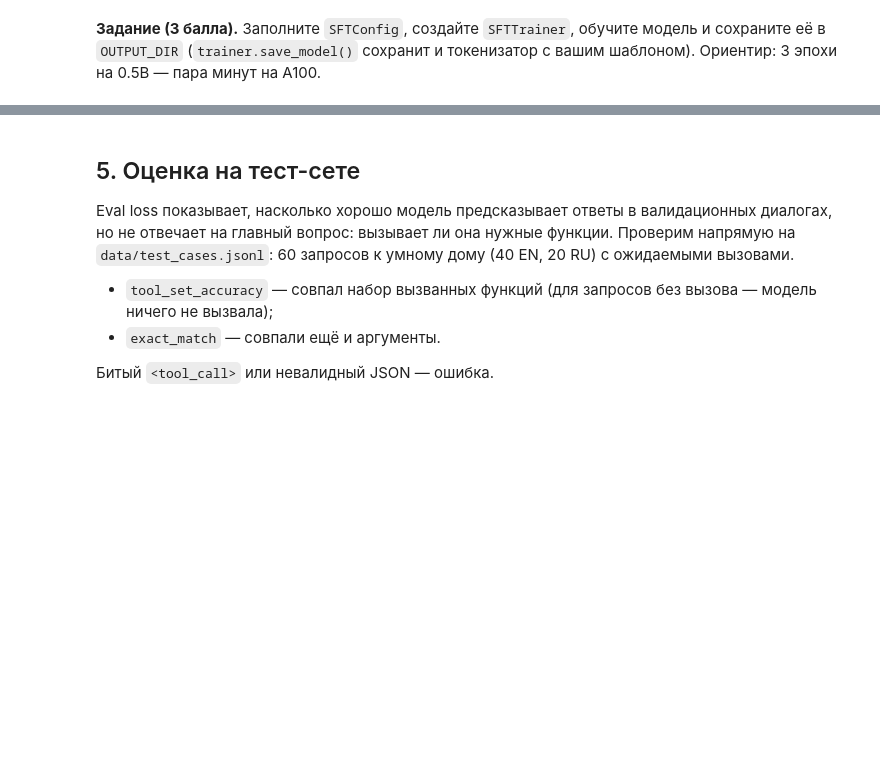
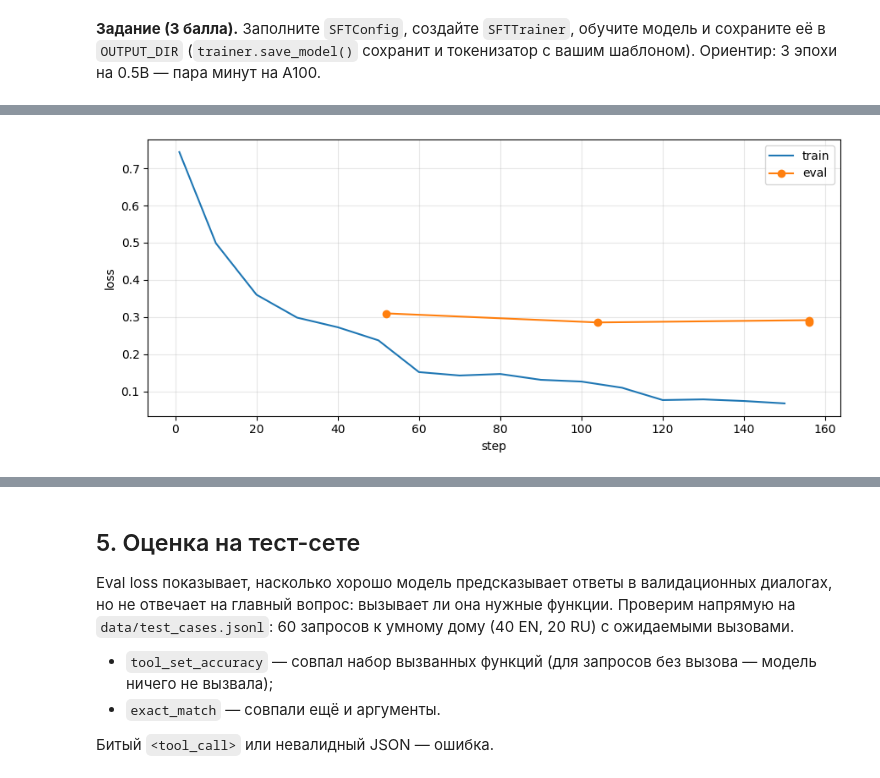
Before and after one commit to adpakw/llm_course_avito, a Jupyter notebook: hw3/sft_function_calling_hw_student.ipynb, the cells around one changed output, grey strips where cells are left out. Drawn from its saved outputs; the diff is of its cells as text; code cells hidden in the pictures; blank space fills up the shorter version.

```diff
--- a/hw3/sft_function_calling_hw_student.ipynb
+++ b/hw3/sft_function_calling_hw_student.ipynb
@@ -166,8 +280,27 @@ print(NATIVE_TEMPLATE)
 меняться не должен: теги влияют только на маску. Ячейка после задания проверит и то, и другое,
 и напечатает токены, по которым будет считаться loss.
 # %%
-# TRAIN_TEMPLATE = r"""..."""  # YOUR CODE HERE
-raise NotImplementedError("Добавьте {% generation %} вокруг реплик assistant")
+plain_condition = ' or (message.role == "assistant" and not message.tool_calls)'
+assistant_branch = '{%- elif message.role == "assistant" %}'
+
+TRAIN_TEMPLATE = NATIVE_TEMPLATE.replace(plain_condition, '')
+TRAIN_TEMPLATE = TRAIN_TEMPLATE.replace(
+    assistant_branch,
+    """{%- elif message.role == "assistant" and not message.tool_calls %}
+        {{- '<|im_start|>assistant\\n' }}
+        {%- generation %}{{- message.content + '<|im_end|>' }}{%- endgeneration %}
+        {{- '\\n' }}
+    {%- elif message.role == "assistant" %}""",
+    1,
+)
+tool_start = "{{- '<|im_start|>' + message.role }}"
+tool_end = "{{- '<|im_end|>\\n' }}" + "\n    " + '{%- elif message.role == "tool" %}'
+TRAIN_TEMPLATE = TRAIN_TEMPLATE.replace(tool_start, tool_start + '{%- generation %}', 1)
+TRAIN_TEMPLATE = TRAIN_TEMPLATE.replace(
+    tool_end,
+    "{{- '<|im_end|>' }}{%- endgeneration %}{{- '\\n' }}" + "\n    " + '{%- elif message.role == "tool" %}',
+    1,
+)
 tokenizer.chat_template = TRAIN_TEMPLATE
 # %%
 rendered = tokenizer.apply_chat_template(example["messages"], tools=example["tools"], tokenize=False)
@@ -217,13 +457,18 @@ raise NotImplementedError("Полное SFT с assistant_only_loss=True, зат
 # %%
 history = pd.DataFrame(trainer.state.log_history)
+history.to_csv("outputs/training_history.csv", index=False)
 train_log = history.dropna(subset=["loss"])
 eval_log = history.dropna(subset=["eval_loss"])
 
 plt.figure(figsize=(9, 4))
 plt.plot(train_log["step"], train_log["loss"], label="train")
 plt.plot(eval_log["step"], eval_log["eval_loss"], marker="o", label="eval")
 plt.xlabel("step")
 plt.ylabel("loss")
 plt.grid(alpha=0.3)
 plt.legend()
+plt.tight_layout()
+plt.savefig("outputs/loss.png", dpi=160)
 plt.show()
+# %% [output]
+[figure, added]
```
Also changed, not shown: parts of 17 cells of this notebook, 1 other file.
